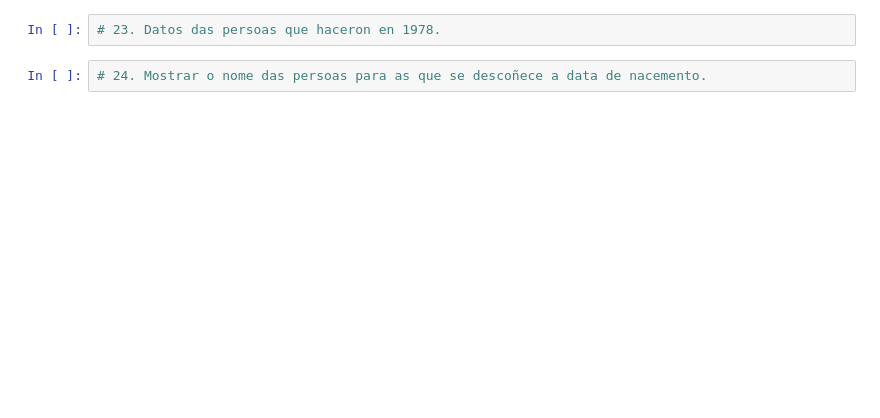
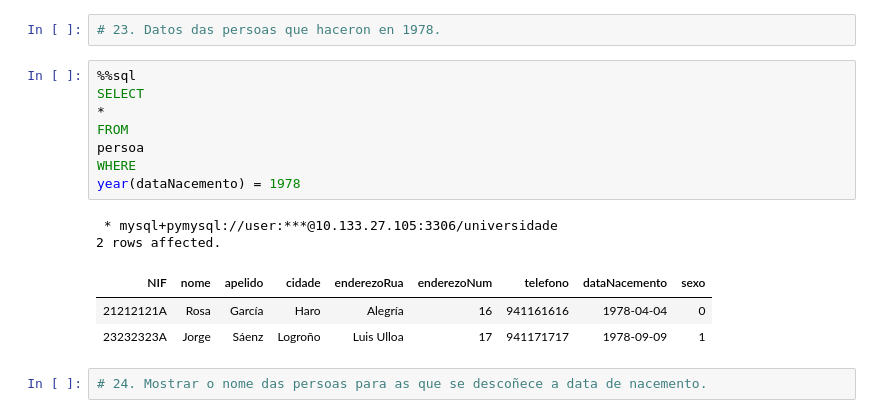
Before and after one commit to bigdatawirtz/escenarios, a Jupyter notebook: practica-sql-universidade/sql/consultas-SQL-I-solucion.ipynb, the cells around one changed output. Saved outputs shown, nothing was run; the diff lists cells and outputs as text; blank space fills up the shorter version.

```diff
--- a/practica-sql-universidade/sql/consultas-SQL-I-solucion.ipynb
+++ b/practica-sql-universidade/sql/consultas-SQL-I-solucion.ipynb
@@ -261,4 +381,18 @@ from materia
 # %%
 # 23. Datos das persoas que haceron en 1978.
+# %%
+%%sql
+SELECT
+*
+FROM
+persoa
+WHERE
+year(dataNacemento) = 1978
+# %% [output]
+ * mysql+pymysql://user:***@10.133.27.105:3306/universidade
+2 rows affected.
+| NIF | nome | apelido | cidade | enderezoRua | enderezoNum | telefono | dataNacemento | sexo |
+| 21212121A | Rosa | García | Haro | Alegría | 16 | 941161616 | 1978-04-04 | 0 |
+| 23232323A | Jorge | Sáenz | Logroño | Luis Ulloa | 17 | 941171717 | 1978-09-09 | 1 |
 # %%
 # 24. Mostrar o nome das persoas para as que se descoñece a data de nacemento.
```
Also changed, not shown: parts of 42 cells of this notebook.
